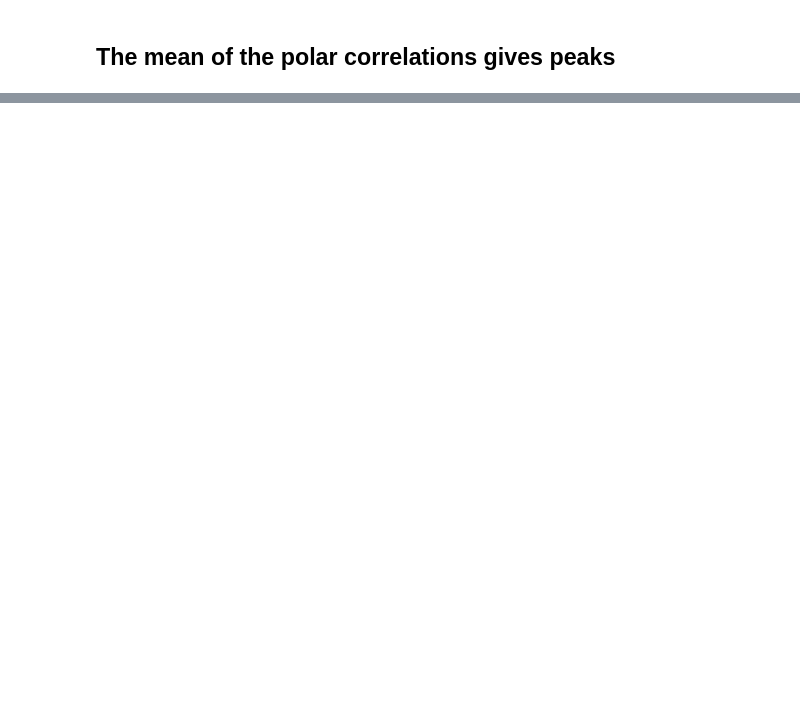
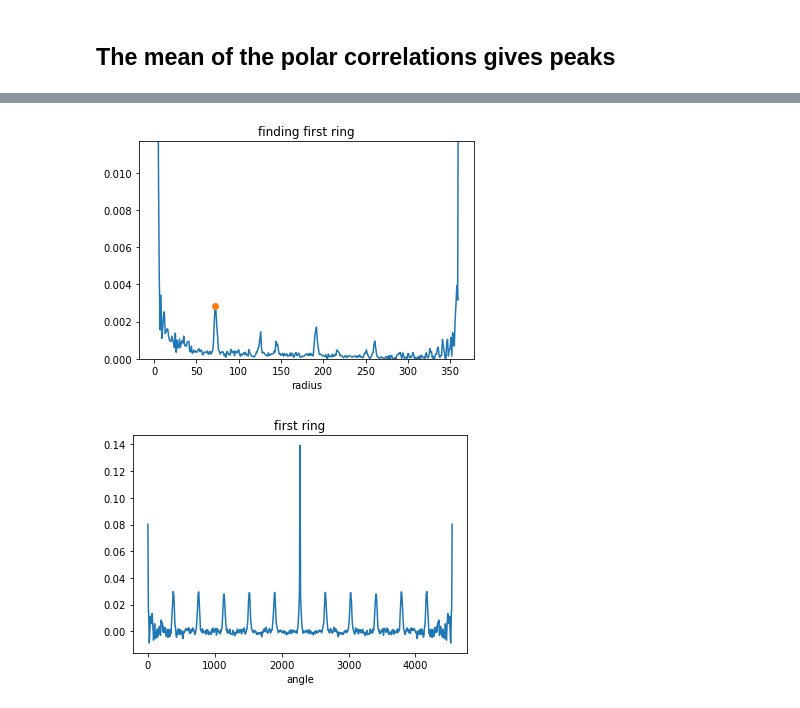
Before and after one commit to fzimmermann89/hcprotation, a Jupyter notebook: polarcorrelation.ipynb, the cells around one changed output, grey strips where cells are left out. Saved outputs shown, nothing was run; the diff lists cells and outputs as text; code cells hidden in the pictures; blank space fills up the shorter version.

```diff
--- a/polarcorrelation.ipynb
+++ b/polarcorrelation.ipynb
@@ -130,0 +155,17 @@ plt.show()
+# %%
+#finding index of first bragg ring
+p = np.nanmean(res,1)
+index = ss.find_peaks(p[20:],distance=100,prominence=.001)[0][0]+20
+
+plt.plot(p)
+plt.plot(index,p[index],'o')
+plt.ylim(0,1.1*np.max(p[5:-10]))
+plt.xlabel('radius')
+plt.title('finding first ring')
+plt.show()
+plt.plot(res[index,:])
+plt.xlabel('angle')
+plt.title('first ring');
+# %% [output]
+[figure, added]
+[figure, added]
```
Also changed, not shown: parts of 11 cells of this notebook.
